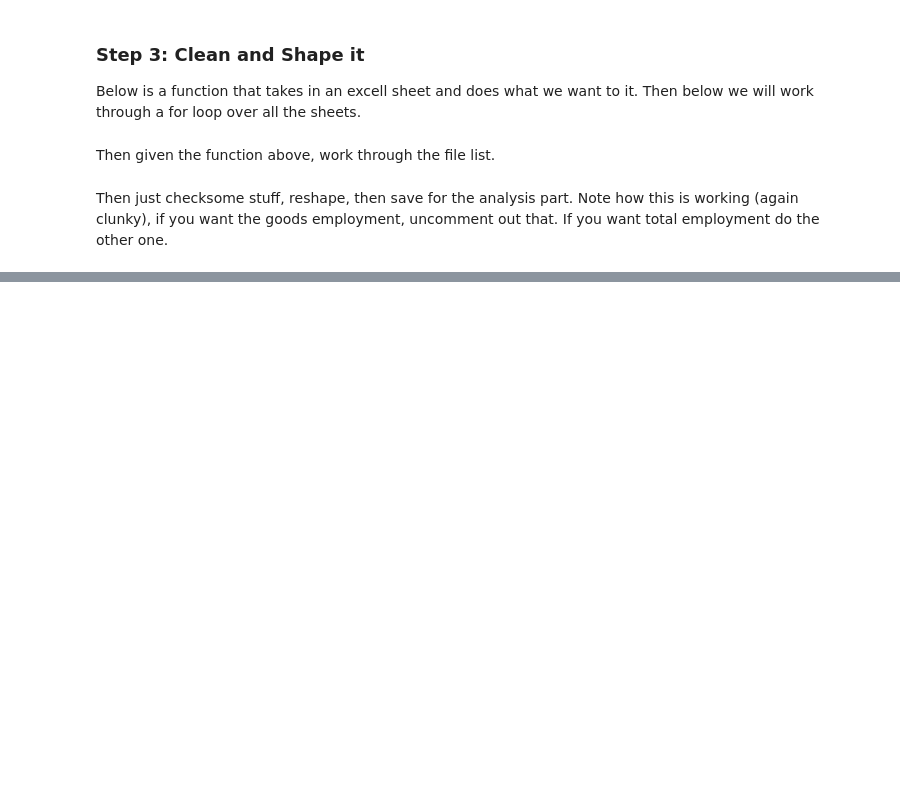
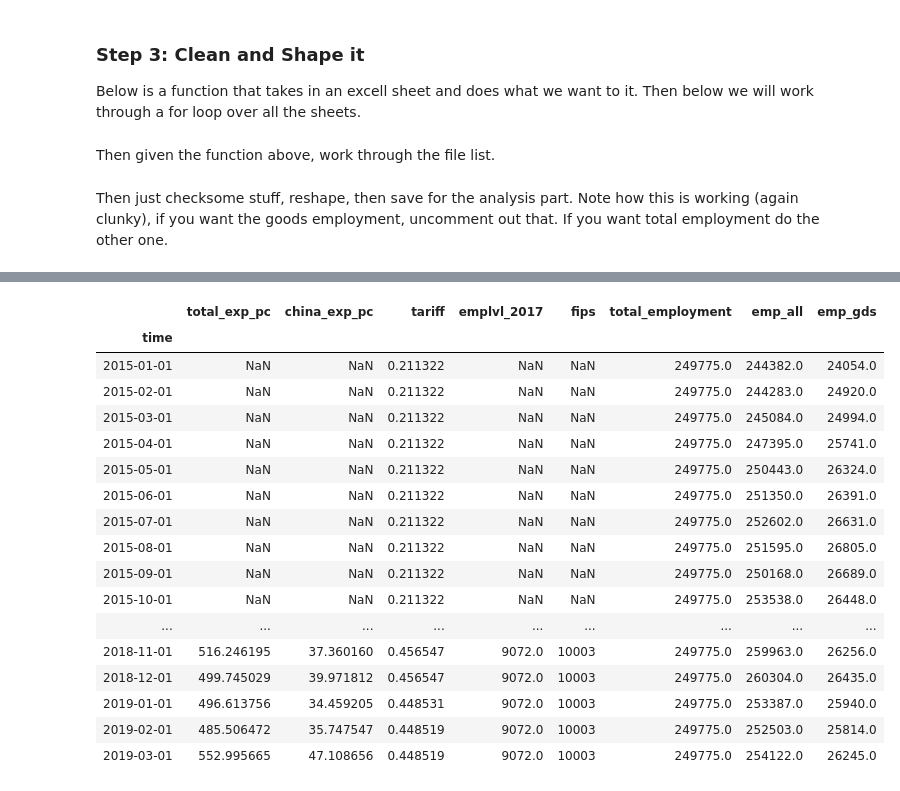
Before and after one commit to mwaugh0328/consumption_and_tradewar, a Jupyter notebook: bls_quarterly_county.ipynb, the cells around one changed output, grey strips where cells are left out. Cells and saved outputs as stored; diff of their text form; code cells hidden in the pictures; blank space fills up the shorter version.

```diff
--- a/bls_quarterly_county.ipynb
+++ b/bls_quarterly_county.ipynb
@@ -138,19 +146,17 @@ bls_q2019.filelist
 
    Below is a function that takes in an excell sheet and does what we want to it. Then below we will work through a for loop over all the sheets.
 # %%
-def clean_bls_quarter(excell_sheet, time_dict):
+def bls_quarter_cat(df,cat,var_name, time_dict):
 
-    df = pd.read_excel(excell_sheet, sheet_name = "US_St_Cn_MSA")
-
-# Take only private
+    # Take only private
 
     df = df[df["Own"] == 5]
 
 # Take aggregate
 
-    df = df[df["NAICS"] == 101] # Take goods producing
+    #df = df[df["NAICS"] == 101] # Take goods producing
 
-    #df = df[df["NAICS"] == 10] # Take all employment in all sectors
+    df = df[df["NAICS"] == cat] # Take all employment in all sectors
 
 # Take only counties
     df = df[df["Area Type"] == "County"]
@@ -171,14 +177,33 @@ def clean_bls_quarter(excell_sheet, time_dict):
 
     df.replace(time_dict,inplace = True)
 
-    df.rename({"variable":"time", "value":"emply_month", "GEOFIPS": "area_fips"}, axis = 1, inplace = True)
+    df.rename({"variable":"time", "value": var_name, "GEOFIPS": "area_fips"}, axis = 1, inplace = True)
 
     df["area_fips"] = df["area_fips"].astype(str)
 
     df.set_index(["area_fips", "time"], inplace = True)
 
-
     return df
+# %%
+def clean_bls_quarter(excell_sheet, time_dict):
+
+    foo = pd.read_excel(excell_sheet, sheet_name = "US_St_Cn_MSA")
+
+    naics_cats = [10,101]
+
+    var_name = {10: "emp_all", 101:"emp_gds"}
+
+    cat_dict = {}
+
+    for xxx in naics_cats:
+
+        foo_df = bls_quarter_cat(foo, xxx, var_name[xxx], time_dict)
+
+        cat_dict["cat_{0}".format(xxx)] = foo_df
+
+    df = cat_dict["cat_10"].merge(cat_dict["cat_101"], left_index = True, right_index = True)
+
+    return df
 # %% [markdown]
 Then given the function above, work through the file list.
 # %%
@@ -252,4 +290,9 @@ df.sort_values(["area_fips", "time"], inplace = True)
 # %%
-trade_employ = trade_data.merge(df, left_index = True, right_index = True, how = "left")
+trade_employ = trade_data.merge(df, left_index = True, right_index = True, how = "right")
 # This is a place to be mindfull about time period, if we want
+# do left if you just want to conform with the trade data
+# %%
+trade_employ.total_employment.fillna(method='bfill', inplace = True)
+
+trade_employ.tariff.fillna(method='bfill', inplace = True)
 # %%
@@ -293,0 +318,21 @@ trade_employ.tail(25)
+# %%
+trade_employ.loc["10003"]
+# %% [output]
+|  | total_exp_pc | china_exp_pc | tariff | emplvl_2017 | fips | total_employment | emp_all | emp_gds |
+| time |  |  |  |  |  |  |  |  |
+| 2015-01-01 | NaN | NaN | 0.211322 | NaN | NaN | 249775.0 | 244382.0 | 24054.0 |
+| 2015-02-01 | NaN | NaN | 0.211322 | NaN | NaN | 249775.0 | 244283.0 | 24920.0 |
+| 2015-03-01 | NaN | NaN | 0.211322 | NaN | NaN | 249775.0 | 245084.0 | 24994.0 |
+| 2015-04-01 | NaN | NaN | 0.211322 | NaN | NaN | 249775.0 | 247395.0 | 25741.0 |
+| 2015-05-01 | NaN | NaN | 0.211322 | NaN | NaN | 249775.0 | 250443.0 | 26324.0 |
+| 2015-06-01 | NaN | NaN | 0.211322 | NaN | NaN | 249775.0 | 251350.0 | 26391.0 |
+| 2015-07-01 | NaN | NaN | 0.211322 | NaN | NaN | 249775.0 | 252602.0 | 26631.0 |
+| 2015-08-01 | NaN | NaN | 0.211322 | NaN | NaN | 249775.0 | 251595.0 | 26805.0 |
+| 2015-09-01 | NaN | NaN | 0.211322 | NaN | NaN | 249775.0 | 250168.0 | 26689.0 |
+| 2015-10-01 | NaN | NaN | 0.211322 | NaN | NaN | 249775.0 | 253538.0 | 26448.0 |
+| ... | ... | ... | ... | ... | ... | ... | ... | ... |
+| 2018-11-01 | 516.246195 | 37.360160 | 0.456547 | 9072.0 | 10003 | 249775.0 | 259963.0 | 26256.0 |
+| 2018-12-01 | 499.745029 | 39.971812 | 0.456547 | 9072.0 | 10003 | 249775.0 | 260304.0 | 26435.0 |
+| 2019-01-01 | 496.613756 | 34.459205 | 0.448531 | 9072.0 | 10003 | 249775.0 | 253387.0 | 25940.0 |
+| 2019-02-01 | 485.506472 | 35.747547 | 0.448519 | 9072.0 | 10003 | 249775.0 | 252503.0 | 25814.0 |
+| 2019-03-01 | 552.995665 | 47.108656 | 0.448519 | 9072.0 | 10003 | 249775.0 | 254122.0 | 26245.0 |
```
Also changed, not shown: parts of 13 cells of this notebook.
